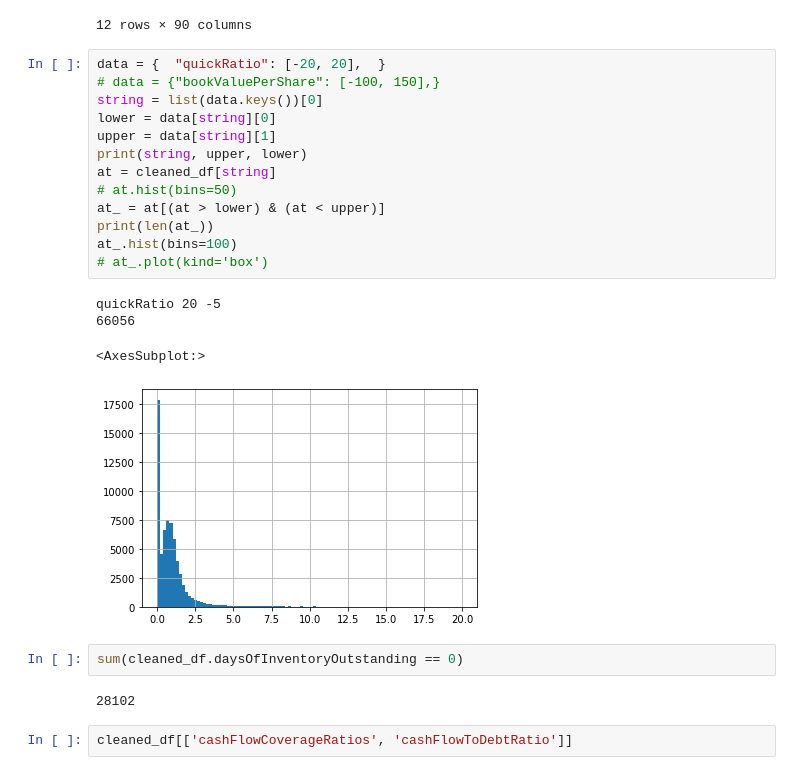
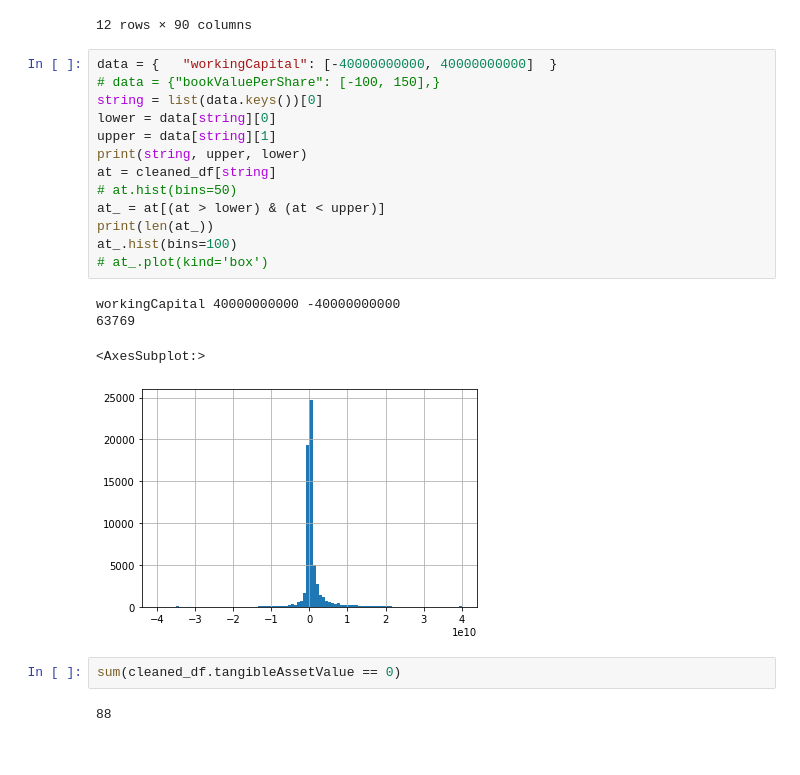
Before and after one commit to oldhiltonian/nyse-ml, a Jupyter notebook: nyse_ml/1_initial.ipynb, the cells around one changed output. Drawn from its saved outputs; the diff is of its cells as text.

```diff
--- a/nyse_ml/1_initial.ipynb
+++ b/nyse_ml/1_initial.ipynb
@@ -359,26 +359,24 @@ cleaned_df.describe(percentiles=[0, 0.025, 0.05, 0.95, 0.975, 1.0])
 | max | 794.861111 | 16454.666667 | 1.554834e+06 | 5.176336e+04 | 277352.587531 | ... |
 12 rows × 90 columns
 # %%
-data = {  "quickRatio": [-20, 20],  }
+data = {   "workingCapital": [-40000000000, 40000000000]  }
 # data = {"bookValuePerShare": [-100, 150],}
 string = list(data.keys())[0]
 lower = data[string][0]
 upper = data[string][1]
 print(string, upper, lower)
 at = cleaned_df[string]
 # at.hist(bins=50)
 at_ = at[(at > lower) & (at < upper)]
 print(len(at_))
 at_.hist(bins=100)
 # at_.plot(kind='box')
 # %% [output]
-quickRatio 20 -5
-66056
+workingCapital 40000000000 -40000000000
+63769
 <AxesSubplot:>
-[figure, old version]
+[figure, new version]
-# %%
-sum(cleaned_df.daysOfInventoryOutstanding == 0)
-# %% [output]
-28102
-# %%
-cleaned_df[['cashFlowCoverageRatios', 'cashFlowToDebtRatio']]
+# %%
+sum(cleaned_df.tangibleAssetValue == 0)
+# %% [output]
+88
```
Also changed, not shown: parts of 9 cells of this notebook, 1 other file.
